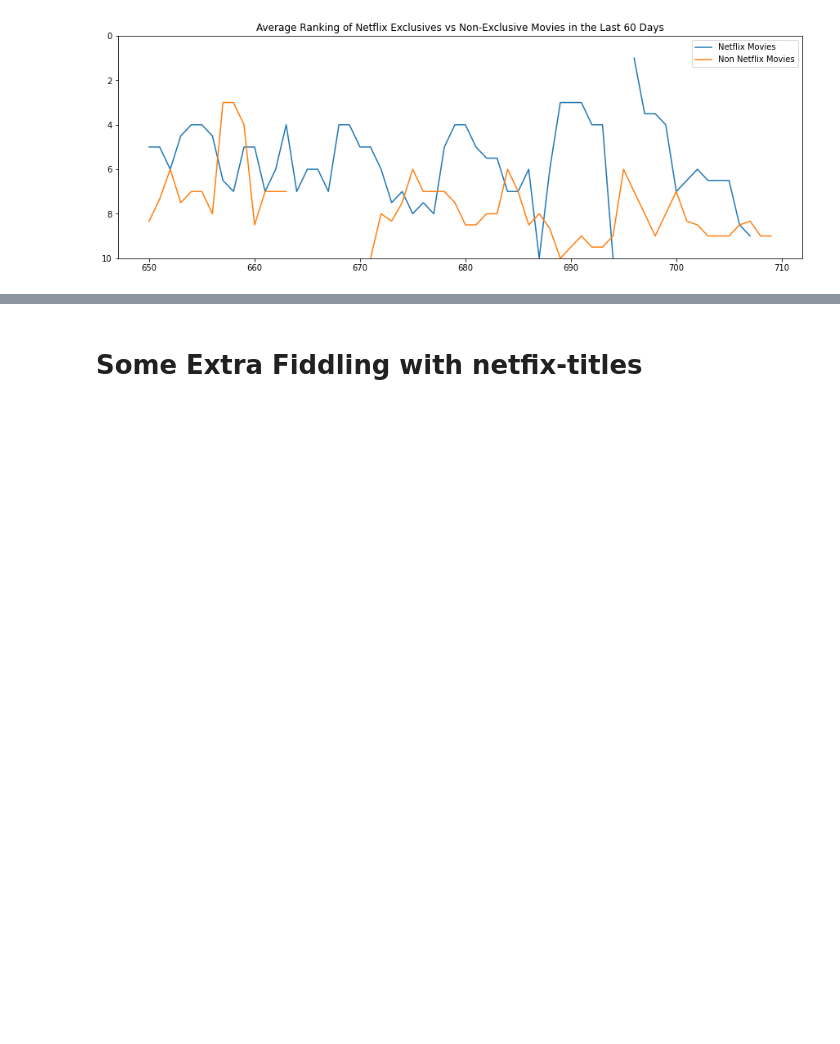
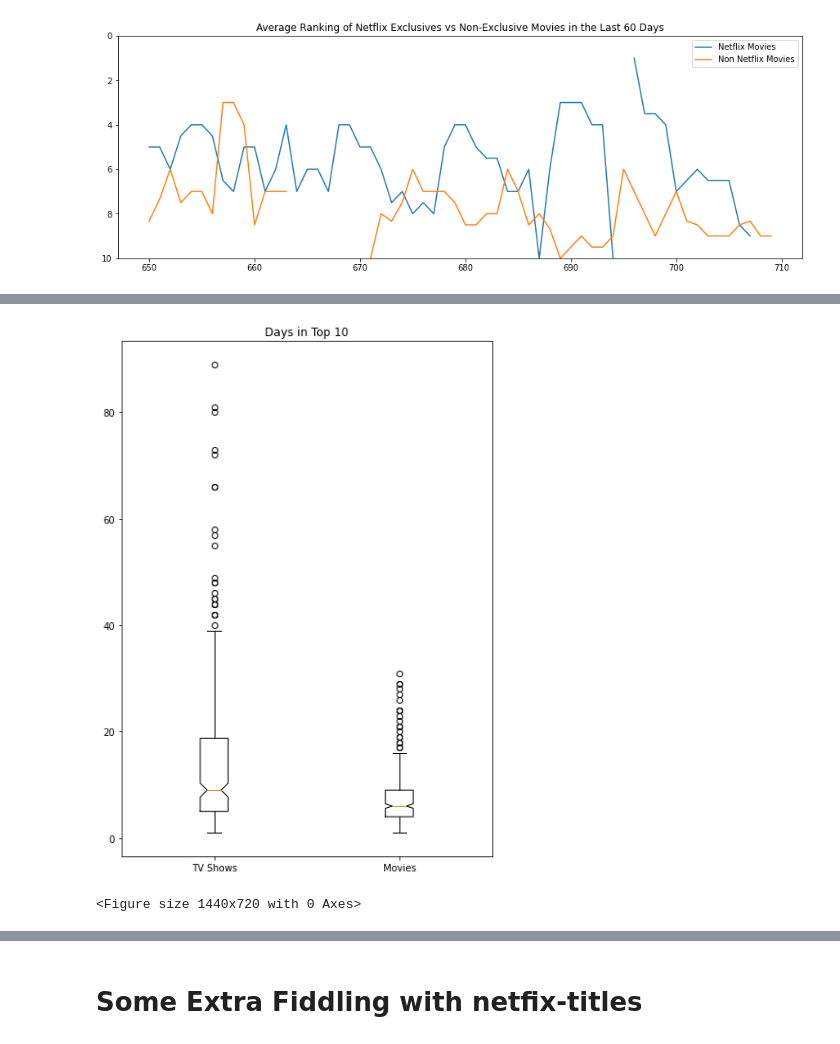
Before and after one commit to Costilrt/The-First-Project, a Jupyter notebook: netflix-project-matthew.ipynb, the cells around one changed output, grey strips where cells are left out. Cells and saved outputs as stored; diff of their text form; code cells hidden in the pictures; blank space fills up the shorter version.

```diff
--- a/netflix-project-matthew.ipynb
+++ b/netflix-project-matthew.ipynb
@@ -534,2 +553,4 @@ daily_top_10_mean_ranking_df[["Netflix Shows","Netflix Movies", "Non Netflix Exc
+# %%
+max_days_in_top_10_df = max_days_in_top_10_df.loc[max_days_in_top_10_df["Title"] != "Cocomelon"]
 # %%
 max_days_in_top_10_df.fillna("No", inplace=True)
@@ -545,0 +573,16 @@ max_days_in_top_10_df.groupby(["Netflix Exclusive", "Type"]).median()
+# %%
+
+
+box_shows = max_days_in_top_10_df["Max Days in Top 10"].loc[max_days_in_top_10_df["Type"] == "TV Show"]
+box_movies = max_days_in_top_10_df["Max Days in Top 10"].loc[max_days_in_top_10_df["Type"] == "Movie"]
+box_titles = ["TV Shows", "Movies"]
+
+fig1, ax1 = plt.subplots(figsize=(7,10))
+ax1.set_title("Days in Top 10")
+ax1.boxplot([box_shows, box_movies], box_titles)
+plt.xticks([1,2], box_titles)
+plt.figure(figsize=(20,10))
+plt.show()
+# %% [output]
+[figure, added]
+<Figure size 1440x720 with 0 Axes>
```
Also changed, not shown: parts of 10 cells of this notebook, 2 other files.
